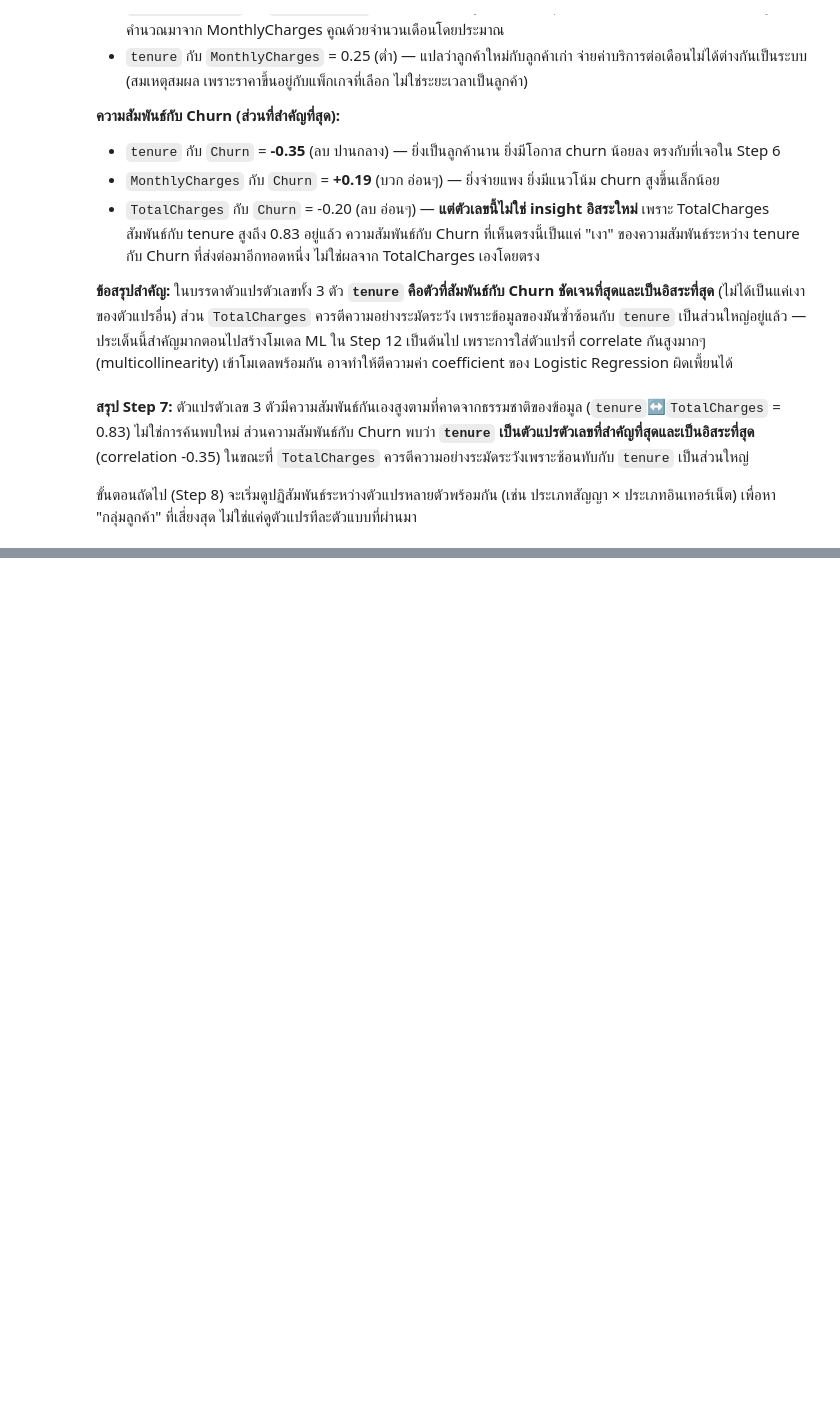
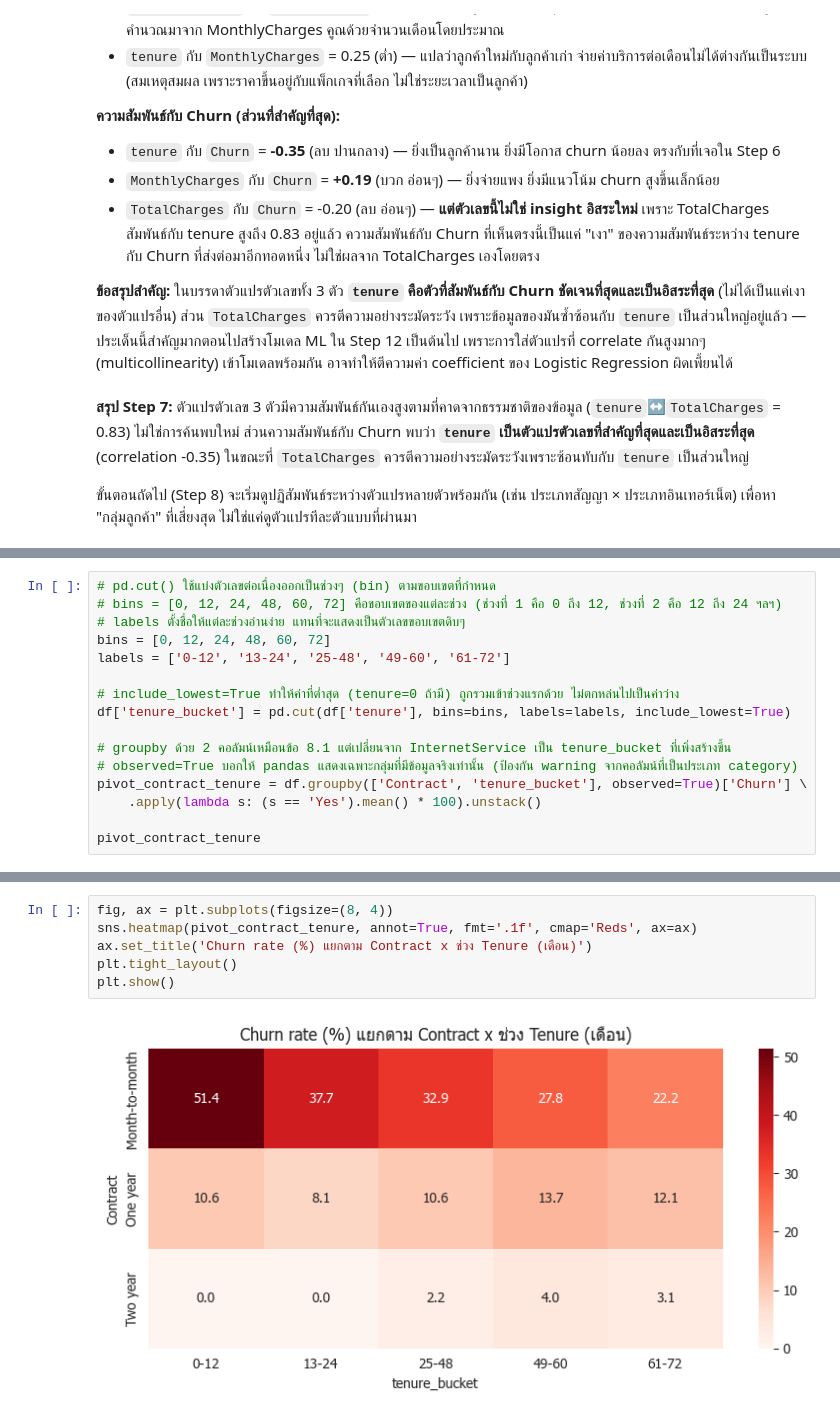
Before and after one commit to thitiwutsuk/Telco-Customer-Churn, a Jupyter notebook: telco_churn_eda.ipynb, the cells around one changed output, grey strips where cells are left out. Drawn from its saved outputs; the diff is of its cells as text; blank space fills up the shorter version.

```diff
--- a/telco_churn_eda.ipynb
+++ b/telco_churn_eda.ipynb
@@ -747,0 +804,16 @@ Logistic Regression ผิดเพี้ยนได้
+# %%
+# pd.cut() ใช้แบ่งตัวเลขต่อเนื่องออกเป็นช่วงๆ (bin) ตามขอบเขตที่กำหนด
+# bins = [0, 12, 24, 48, 60, 72] คือขอบเขตของแต่ละช่วง (ช่วงที่ 1 คือ 0 ถึง 12, ช่วงที่ 2 คือ 12 ถึง 24 ฯลฯ)
+# labels ตั้งชื่อให้แต่ละช่วงอ่านง่าย แทนที่จะแสดงเป็นตัวเลขขอบเขตดิบๆ
+bins = [0, 12, 24, 48, 60, 72]
+labels = ['0-12', '13-24', '25-48', '49-60', '61-72']
+
+# include_lowest=True ทำให้ค่าที่ต่ำสุด (tenure=0 ถ้ามี) ถูกรวมเข้าช่วงแรกด้วย ไม่ตกหล่นไปเป็นค่าว่าง
+df['tenure_bucket'] = pd.cut(df['tenure'], bins=bins, labels=labels, include_lowest=True)
+
+# groupby ด้วย 2 คอลัมน์เหมือนข้อ 8.1 แต่เปลี่ยนจาก InternetService เป็น tenure_bucket ที่เพิ่งสร้างขึ้น
+# observed=True บอกให้ pandas แสดงเฉพาะกลุ่มที่มีข้อมูลจริงเท่านั้น (ป้องกัน warning จากคอลัมน์ที่เป็นประเภท category)
+pivot_contract_tenure = df.groupby(['Contract', 'tenure_bucket'], observed=True)['Churn'] \
+    .apply(lambda s: (s == 'Yes').mean() * 100).unstack()
+
+pivot_contract_tenure
@@ -747,0 +826,8 @@ Logistic Regression ผิดเพี้ยนได้
+# %%
+fig, ax = plt.subplots(figsize=(8, 4))
+sns.heatmap(pivot_contract_tenure, annot=True, fmt='.1f', cmap='Reds', ax=ax)
+ax.set_title('Churn rate (%) แยกตาม Contract x ช่วง Tenure (เดือน)')
+plt.tight_layout()
+plt.show()
+# %% [output]
+[figure, added]
```
Also changed, not shown: parts of 16 cells of this notebook, 1 other file.
